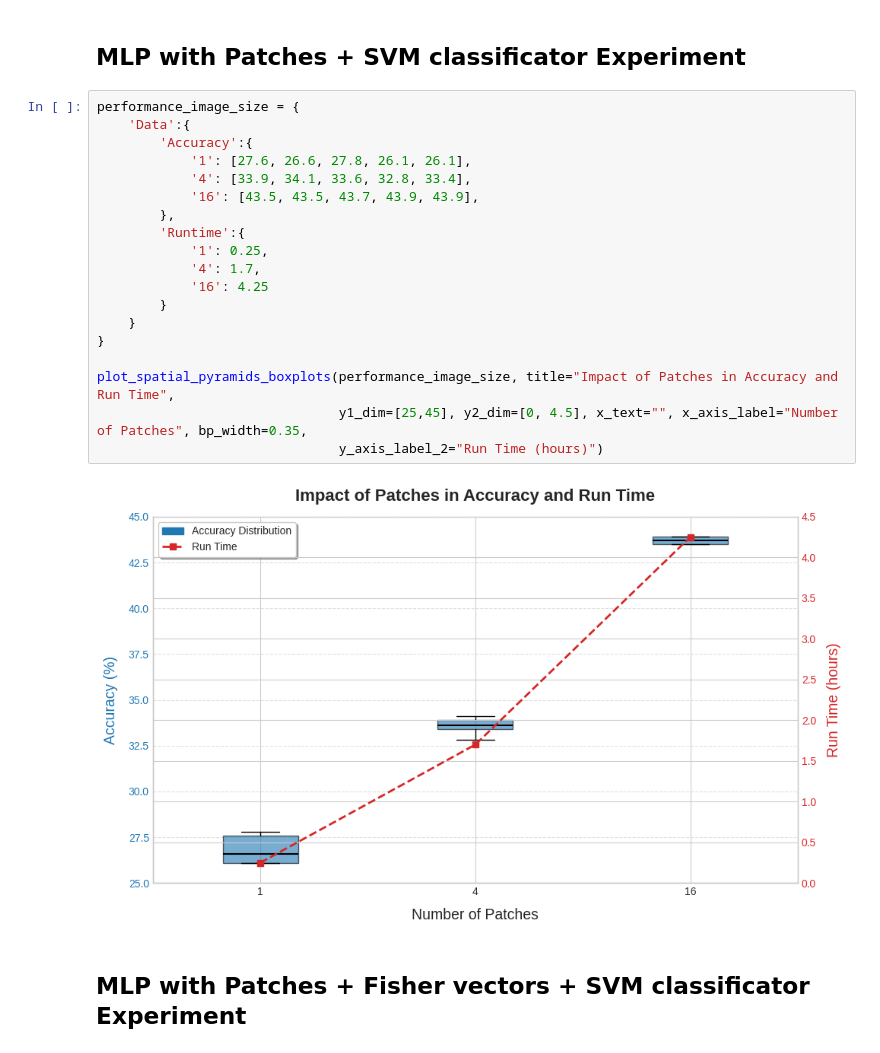
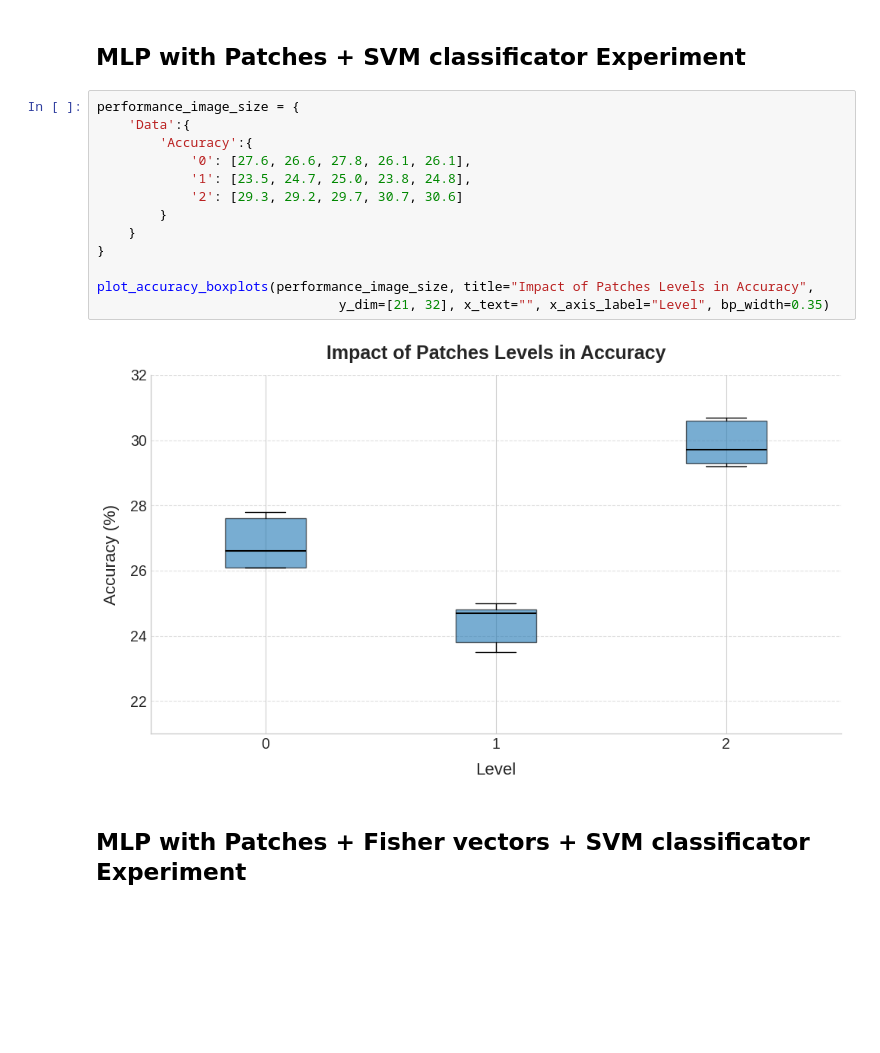
Before and after one commit to MCV-C3/project-5, a Jupyter notebook: Week2/plots.ipynb, the cells around one changed output. Drawn from its saved outputs; the diff is of its cells as text; blank space fills up the shorter version.

```diff
--- a/Week2/plots.ipynb
+++ b/Week2/plots.ipynb
@@ -288,24 +342,18 @@ plot_performance_boxplots(performance_data_folds, title="Comparison of MLP vs ML
 # %%
 performance_image_size = {
     'Data':{
         'Accuracy':{
-            '1': [27.6, 26.6, 27.8, 26.1, 26.1],
-            '4': [33.9, 34.1, 33.6, 32.8, 33.4],
-            '16': [43.5, 43.5, 43.7, 43.9, 43.9],
-        },
-        'Runtime':{
-            '1': 0.25,
-            '4': 1.7,
-            '16': 4.25
+            '0': [27.6, 26.6, 27.8, 26.1, 26.1],
+            '1': [23.5, 24.7, 25.0, 23.8, 24.8],
+            '2': [29.3, 29.2, 29.7, 30.7, 30.6]
         }
     }
 }
 
-plot_spatial_pyramids_boxplots(performance_image_size, title="Impact of Patches in Accuracy and Run Time",
-                               y1_dim=[25,45], y2_dim=[0, 4.5], x_text="", x_axis_label="Number of Patches", bp_width=0.35,
-                               y_axis_label_2="Run Time (hours)")
+plot_accuracy_boxplots(performance_image_size, title="Impact of Patches Levels in Accuracy",
+                               y_dim=[21, 32], x_text="", x_axis_label="Level", bp_width=0.35)
 # %% [output]
-[figure, old version]
+[figure, new version]
 # %% [markdown]
 ## MLP with Patches + Fisher vectors + SVM classificator Experiment
 # %%
```
Also changed, not shown: parts of 2 cells of this notebook.
